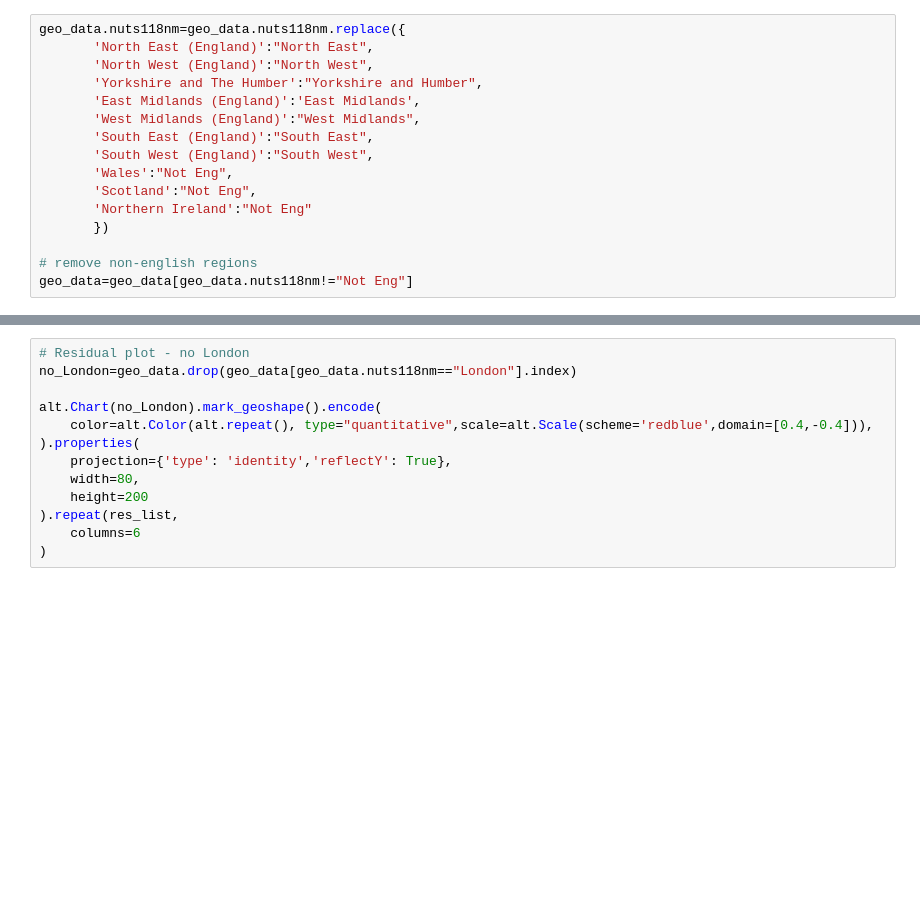
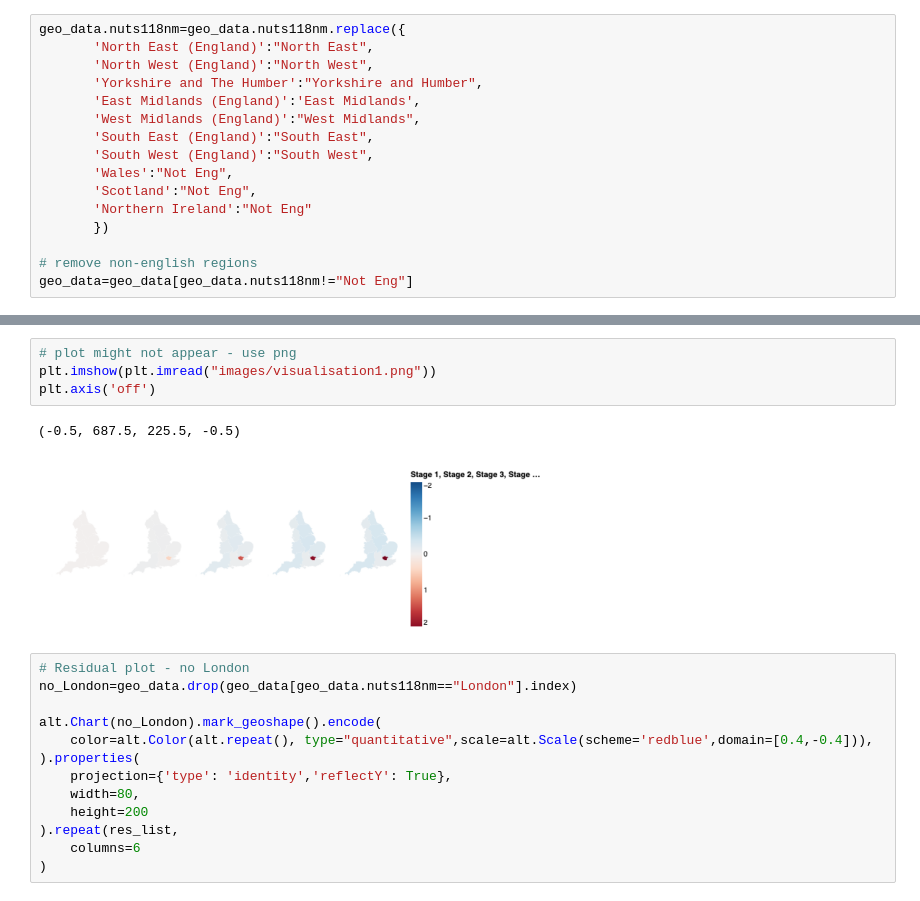
Before and after one commit to r-ogrady/demos, a Jupyter notebook: mpox_geo_vis/mpox_geo_vis.ipynb, the cells around one changed output, grey strips where cells are left out. Cells and saved outputs as stored; diff of their text form; blank space fills up the shorter version.

Commit message:
show plots

```diff
--- a/mpox_geo_vis/mpox_geo_vis.ipynb
+++ b/mpox_geo_vis/mpox_geo_vis.ipynb
@@ -244,6 +245,13 @@ alt.Chart(geo_data).mark_geoshape().encode(
 )
 # %% [output]
 [interactive output not drawn]
+# %%
+# plot might not appear - use png
+plt.imshow(plt.imread("images/visualisation1.png"))
+plt.axis('off')
+# %% [output]
+(-0.5, 687.5, 225.5, -0.5)
+[figure, added]
 # %%
 # Residual plot - no London
 no_London=geo_data.drop(geo_data[geo_data.nuts118nm=="London"].index)
```
Also changed, not shown: parts of 4 cells of this notebook, 2 other files.
